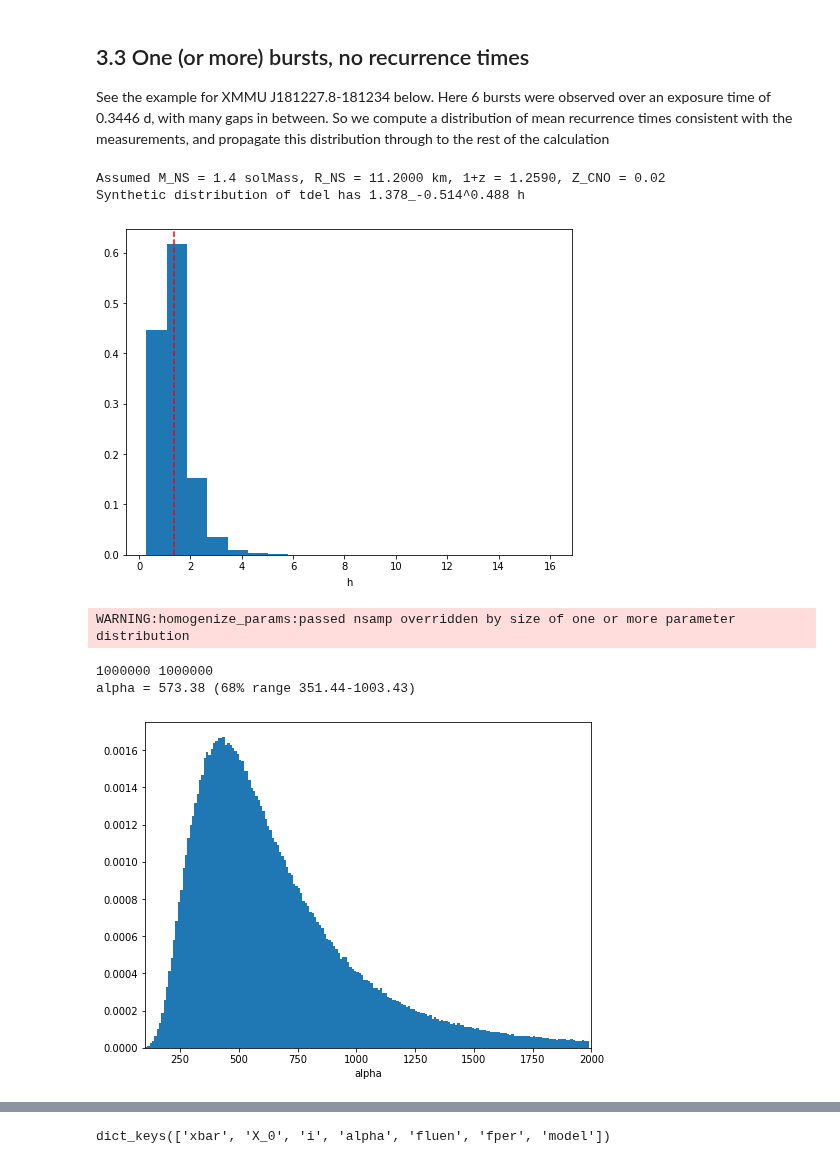
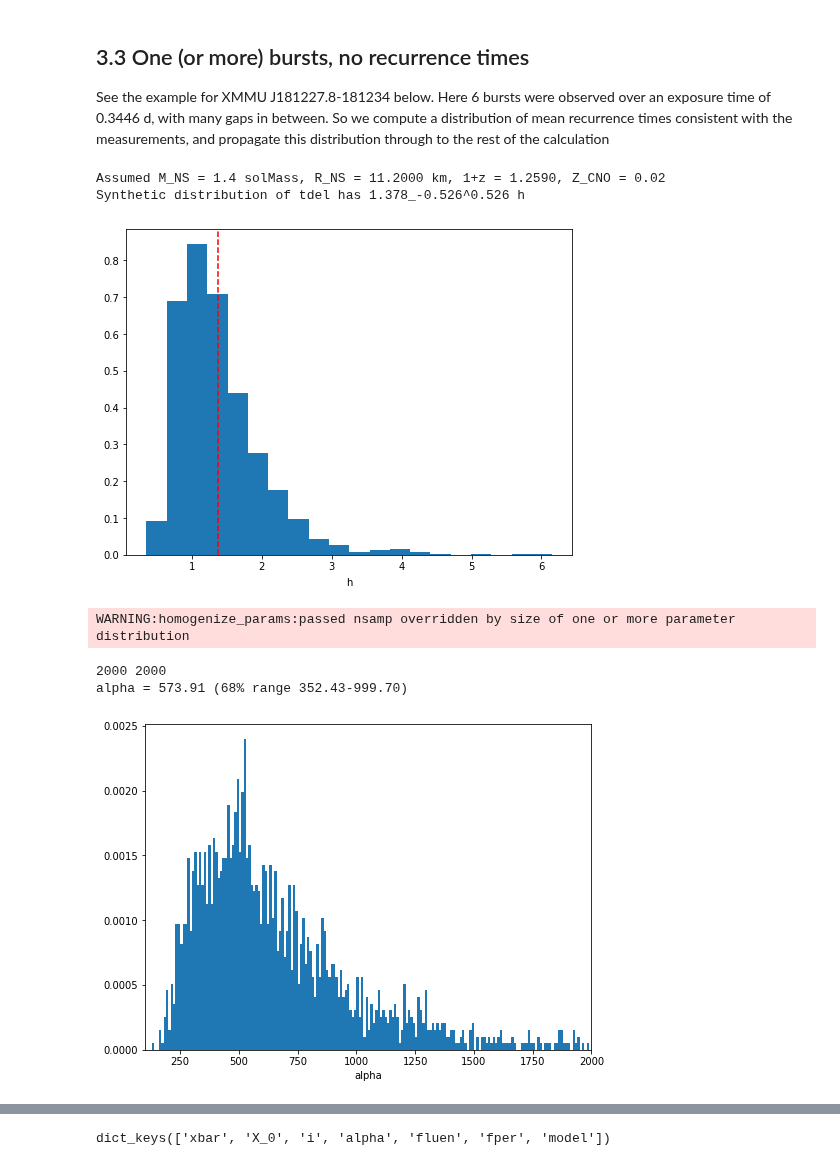
Before and after one commit to outs1der/concord, a Jupyter notebook: Inferring burster properties.ipynb, the cells around one changed output, grey strips where cells are left out. Cells and saved outputs as stored; diff of their text form; code cells hidden in the pictures.

```diff
--- a/Inferring burster properties.ipynb
+++ b/Inferring burster properties.ipynb
@@ -963,39 +995,39 @@ opz_def = cd.redshift(1.4*const.M_sun,11.2*u.km)
 xmax = 0.77
 zcno_def = 0.02
 # zcno_def = 0.05 # acceptance fraction up to 13%
-nbin=1000000 # for paper plots
-# nbin=2000 # for testing
+# nbin=1000000 # for paper plots
+nbin=2000 # for testing
 
 # some tests here
 
 # opz_def*=1.1
 
 z_def = opz_def-1.
 print ("Assumed M_NS = {}, R_NS = {:.4f}, 1+z = {:.4f}, Z_CNO = {}".format(
 #    M_NS,R_NS,1.+z_def,zcno_def))
     1.4*u.M_sun,11.2*u.km,1.+z_def,zcno_def))
 
 # Estimate tdel and error based on Poisson stats
 # could package this up into a function
 
 tdel_arr = cd.tdel_dist(nburst, exp, nsamp=nbin)
 tdel = exp/nburst
 
 # lim = np.percentile(y,(16,50,84))
 lim = np.percentile(tdel_arr.distribution,(16,50,84))
 # print (lim[1],lim[0],lim[2])
 # print ('Synthetic distribution of tdel has {:.3f}_{:.3f}^{:.3f}'.format(
 #     tdel.value,(exp/lim[2]-tdel).value,exp/lim[0]-tdel))
 print ('Synthetic distribution of tdel has {:.3f}_{:.3f}^{:.3f}'.format(
     tdel.value,(lim[0]-tdel).value,lim[2]-tdel))
 
 with quantity_support():
     plt.hist(tdel_arr.distribution,bins=20,density=True)
     plt.axvline(tdel,linestyle='--',color='r')
 # %% [output]
 Assumed M_NS = 1.4 solMass, R_NS = 11.2000 km, 1+z = 1.2590, Z_CNO = 0.02
-Synthetic distribution of tdel has 1.378_-0.514^0.488 h
+Synthetic distribution of tdel has 1.378_-0.526^0.526 h
-[figure, old version]
+[figure, new version]
 # %%
 # Calculate alpha and plot the histogram, using the concord routine
 
@@ -1019,9 +1051,9 @@ print ("alpha = {:.2f} (68% range {:.2f}-{:.2f})".format(ap[1],ap[0],ap[2]))
 # print (len(alpha))
 # %% [output]
 WARNING:homogenize_params:passed nsamp overridden by size of one or more parameter distribution
-1000000 1000000
-alpha = 573.38 (68% range 351.44-1003.43)
+2000 2000
+alpha = 573.91 (68% range 352.43-999.70)
-[figure, old version]
+[figure, new version]
 # %%
 # Now calculate the H-fraction at ignition, and the corresponding fuel composition
 # and sytem inclination. Make sure to include fulldist=True to get the distributions
```
Also changed, not shown: parts of 33 cells of this notebook, 3 other files.
